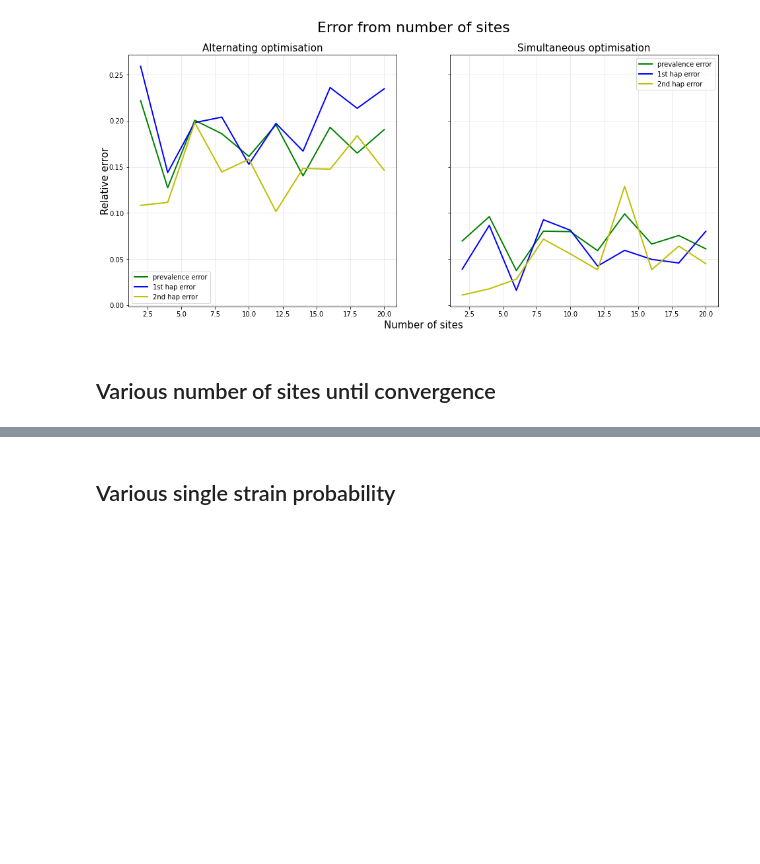
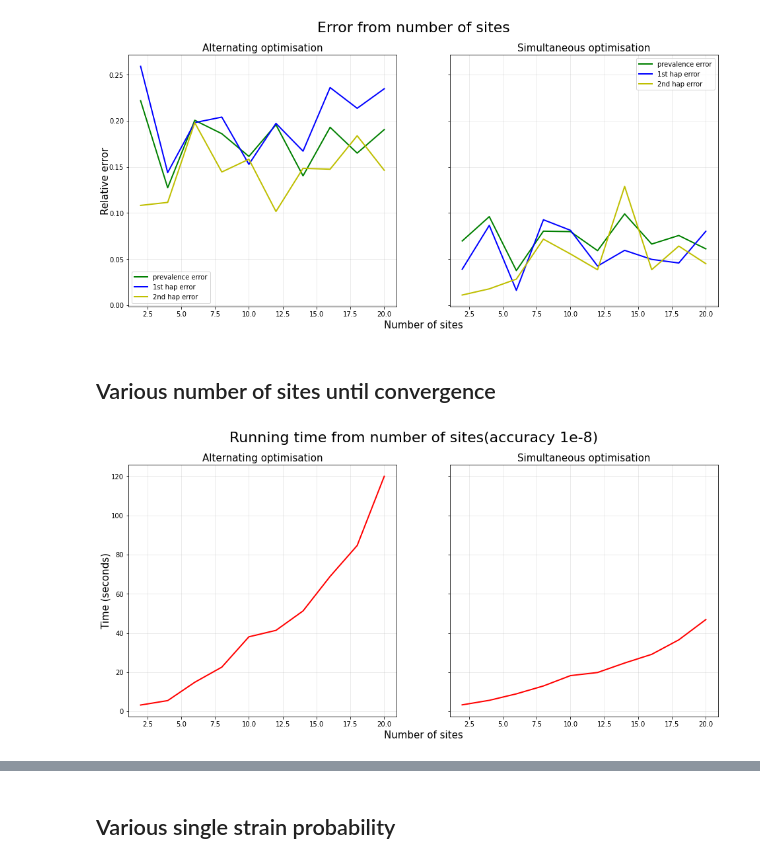
Before and after one commit to AndrewDiv/PMfMIVV, a Jupyter notebook: DiplomaUpd.ipynb, the cells around one changed output, grey strips where cells are left out. Cells and saved outputs as stored; diff of their text form; code cells hidden in the pictures; blank space fills up the shorter version.

```diff
--- a/DiplomaUpd.ipynb
+++ b/DiplomaUpd.ipynb
@@ -722,0 +787,26 @@ haps_sn_alt = np.array([[0.11371136, 0.19969471], [0.16806368, 0.17614761], [0.2
+# %%
+time_sn_sim = [3.3222686576843263, 5.623821525573731, 8.932233190536499, 12.961287546157838, 18.23520665963491, 19.82639744281769, 24.666776728630065, 29.09960741996765, 36.48638220628103, 46.84659214019775]
+prev_sn_sim = [0.07467205017738328, 0.06721406928696515, 0.08140443250221184, 0.05921041995213068, 0.10504494209060838, 0.10216906564727017, 0.06527259785495389, 0.08877888759693472, 0.100077010025594, 0.10882892097030782]
+haps_sn_sim =np.array([[0.04258411, 0.01624721], [0.03828911, 0.03593066], [0.06242351, 0.04609194], [0.04830579, 0.06446144], [0.08495242, 0.06072264], [0.09690175, 0.07703936], [0.05145239, 0.058522], [0.08012167, 0.05316275], [0.09807998, 0.08943677], [0.10900782, 0.08629362]])
+# %%
+fig_sn_3, ax_sn_3 = plt.subplots(1, 2, sharey=True, figsize=[16, 7])
+
+fig_sn_3.suptitle('Running time from number of sites(accuracy 1e-8)', fontsize=22)
+ax_sn_3[0].plot([2, 4, 6, 8, 10, 12, 14, 16, 18, 20], time_sn_alt, 'r', linewidth=2)
+ax_sn_3[0].set_title('Alternating optimisation', fontsize=15)
+ax_sn_3[0].grid(axis='both', alpha=.3)
+
+ax_sn_3[1].plot([2, 4, 6, 8, 10, 12, 14, 16, 18, 20], time_sn_sim, 'r', linewidth=2)
+ax_sn_3[1].set_title('Simultaneous optimisation', fontsize=15)
+ax_sn_3[1].grid(axis='both', alpha=.3)
+
+fig_sn_3.add_subplot(1, 1, 1, frame_on=False)
+plt.tick_params(labelcolor="none", bottom=False, left=False)
+plt.xlabel('Number of sites', fontsize=15)
+plt.ylabel('Time (seconds)', fontsize=15)
+
+plt.savefig('time from sites number conv.jpg')
+
+plt.show()
+# %% [output]
+[figure, added]
```
Also changed, not shown: parts of 11 cells of this notebook.
